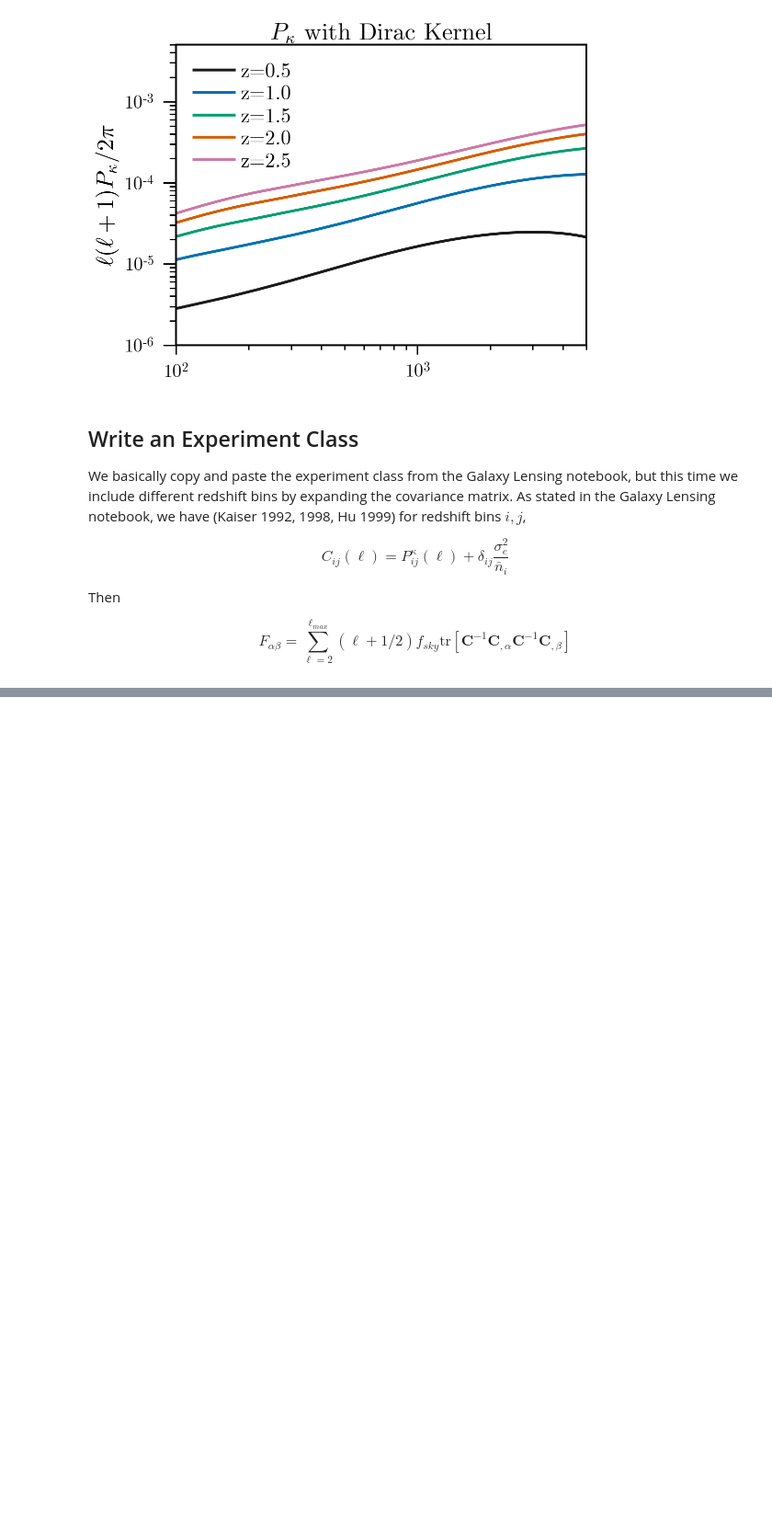
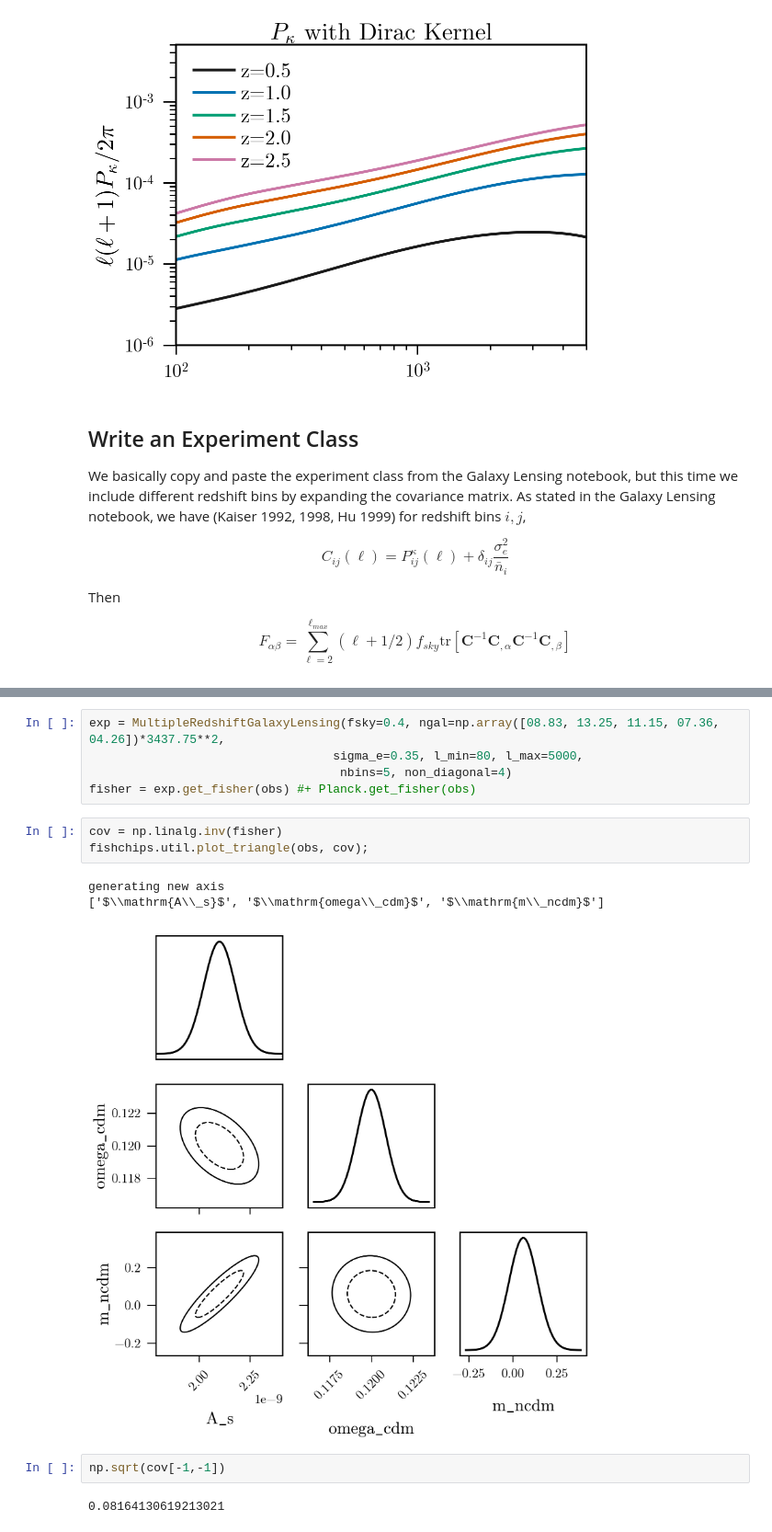
Before and after one commit to xzackli/fishchips-public, a Jupyter notebook: notebooks/Lensing Tomography.ipynb, the cells around one changed output, grey strips where cells are left out. Shown at 92% size. Cells and saved outputs as stored; diff of their text form; blank space fills up the shorter version.

Commit message:
seem to have the galaxy tomography working

```diff
--- a/notebooks/Lensing Tomography.ipynb
+++ b/notebooks/Lensing Tomography.ipynb
@@ -168,0 +229,16 @@ $$F_{\alpha \beta} = \sum_{\ell=2}^{\ell_{max}} (\ell + 1/2) f_{sky} \mathrm{tr}
+# %%
+exp = MultipleRedshiftGalaxyLensing(fsky=0.4, ngal=np.array([08.83, 13.25, 11.15, 07.36, 04.26])*3437.75**2,
+                                  sigma_e=0.35, l_min=80, l_max=5000,
+                                   nbins=5, non_diagonal=4)
+fisher = exp.get_fisher(obs) #+ Planck.get_fisher(obs)
+# %%
+cov = np.linalg.inv(fisher)
+fishchips.util.plot_triangle(obs, cov);
+# %% [output]
+generating new axis
+['$\\mathrm{A\\_s}$', '$\\mathrm{omega\\_cdm}$', '$\\mathrm{m\\_ncdm}$']
+[figure, added]
+# %%
+np.sqrt(cov[-1,-1])
+# %% [output]
+0.08164130619213021
```
Also changed, not shown: parts of 1 cell of this notebook.
